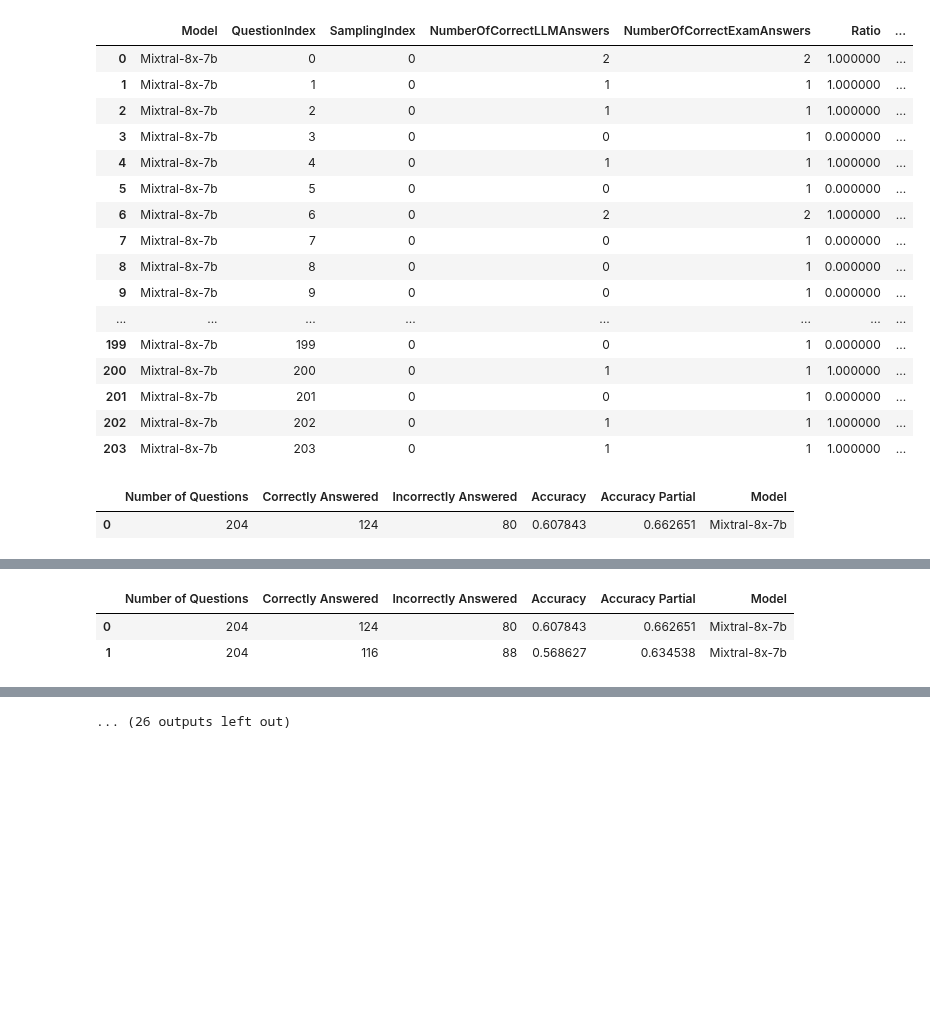
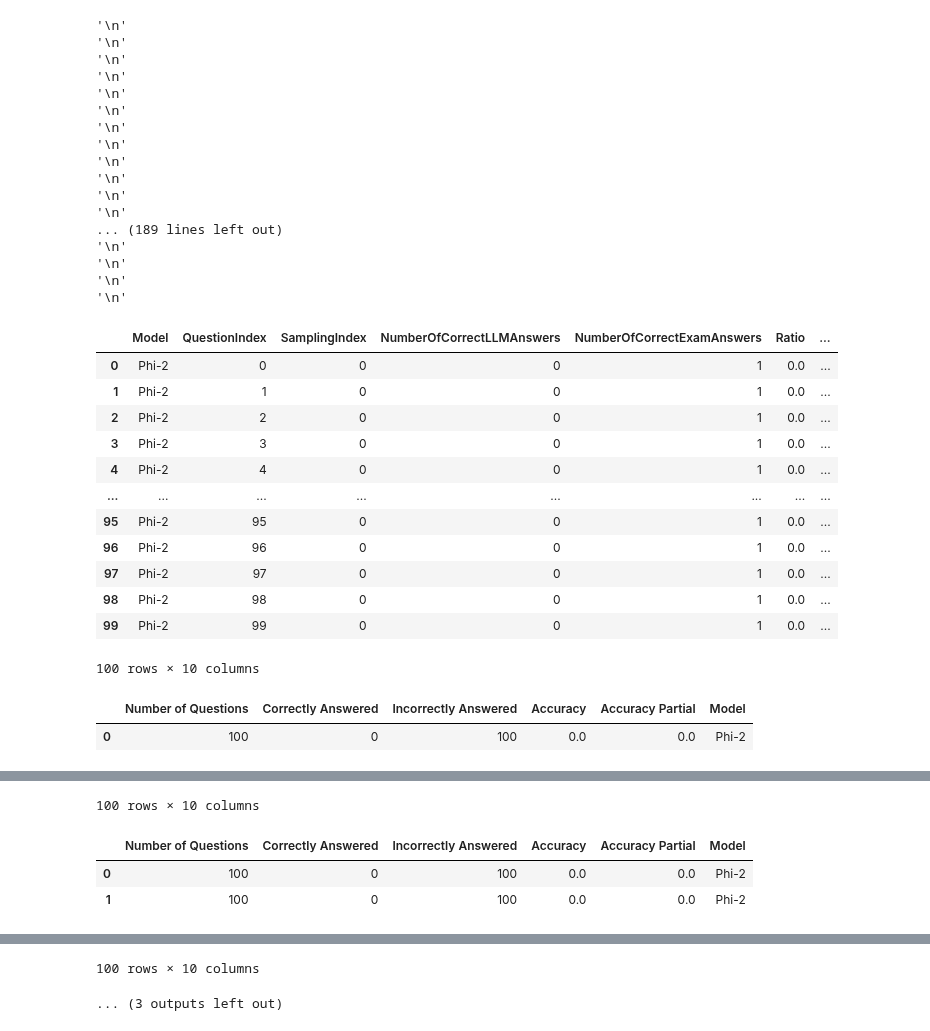
Before and after one commit to cybercampus-se/GenAICyberSecMCQA, a Jupyter notebook: src/mcqa_LLM mmlu_add.ipynb, the cells around one changed output, grey strips where cells are left out. Drawn from its saved outputs; the diff is of its cells as text; code cells hidden in the pictures; blank space fills up the shorter version.

```diff
--- a/src/mcqa_LLM mmlu_add.ipynb
+++ b/src/mcqa_LLM mmlu_add.ipynb
@@ -31,24 +45,24 @@ import numpy as np
 import json
 warnings.filterwarnings('ignore')
 #Set the output limit to inf
-pd.set_option('display.max_columns', None)
-pd.set_option('display.max_rows', None)
+#pd.set_option('display.max_columns', None)
+#pd.set_option('display.max_rows', None)
 # %%
-MODEL_PATH = { "Mixtral-8x-7b": "../models/mixtral-8x7b-instruct-v0.1.Q4_K_M.gguf",
+MODEL_PATH = { #"Mixtral-8x-7b": "../models/mixtral-8x7b-instruct-v0.1.Q4_K_M.gguf",
                "Phi-2": "../models/phi-2.Q5_K_M.gguf",
-               "Llama2-70b": "../models/llama2_70b_chat_uncensored.Q5_K_M.gguf",
-               "Yi-34b": "../models/yi-34b-200k.Q5_K_M.gguf",
-               "Dolphin-2.5": "../models/dolphin-2.5-mixtral-8x7b.Q5_K_M.gguf",
+               #"Llama2-70b": "../models/llama2_70b_chat_uncensored.Q5_K_M.gguf",
+               #"Yi-34b": "../models/yi-34b-200k.Q5_K_M.gguf",
+               #"Dolphin-2.5": "../models/dolphin-2.5-mixtral-8x7b.Q5_K_M.gguf",
               }
 
 ########### Set the model parameters here ############
 
 #Parameter for changing the temperature of the model
-TEMPERATURE = 0
+TEMPERATURE = 1
 
 #Parameter for max output tokens (for MMLU choose 1, since only Single choice)
 
-MAX_OUTPUT_TOKENS = 2
+MAX_OUTPUT_TOKENS = 1
 
 ########### Set the model parameters here ############
 
@@ -79,11 +93,12 @@ OUTPUT_EVALUATION_JSON = "../results/5_Shot_201_301_CCNA/llm_prob_result_201_301
 
 ########### Set the questionsbank here ############
 #Set the questionsbank
-QUESTIONS_BANK = "../data/201-301-CCNA.parquet"
+#QUESTIONS_BANK = "../data/201-301-CCNA.parquet" ##CCNA
+QUESTIONS_BANK = "../data/mmlu_Computer_Security.parquet" ##CCNA
 ########### Set the questionsbank here ############
 
 ########### Set the prompt template here ############
-PROMPT_TEMPLATE = CCNA_5_SHOT_TEMPLATE
+PROMPT_TEMPLATE = FEW_SHOT_TEMPLATE_MMLU
 ########### Set the prompt template here ############
 # %%
 #Save the parameters as a JSON file
@@ -375,7 +391,7 @@ for model, model_path in MODEL_PATH.items():
         answered_correctly = False
         #Concat the the dataframe returned by evaulation to one dataframe
         display(llm_exam_result)
-        llm_exam_result.to_pickle(f"../data/{model}_shuffled_{shuffled_iteration}_mmlu.pkl")
+        #llm_exam_result.to_pickle(f"../data/{model}_shuffled_{shuffled_iteration}_mmlu.pkl")
         evaluation_df = evaluation(llm_exam_result)
         #Concat the evaluation dataframe to the complete dataframe
         shuffled_evalutation_df = pd.concat([shuffled_evalutation_df, evaluation_df], ignore_index=True)
@@ -385,6 +401,6 @@ for model, model_path in MODEL_PATH.items():
 model_statistics = calculate_model_statistics(shuffled_evalutation_df)
 display(model_statistics)
 plot_evaluation(model_statistics)
-shuffled_evalutation_df.to_pickle(OUTPUT_EVALUATION_DETAILED)
-model_statistics.to_pickle(OUTPUT_EVALUATION)
+#shuffled_evalutation_df.to_pickle(OUTPUT_EVALUATION_DETAILED)
+#model_statistics.to_pickle(OUTPUT_EVALUATION)
 # %% [output]
@@ -407,20 +423,33 @@ llama_new_context_with_model:  CUDA_Host compute buffer size =    17.60 MiB
 llama_new_context_with_model: graph splits (measure): 5
+'\n'
+'\n'
+'\n'
+'\n'
+'\n'
+'\n'
+'\n'
+'\n'
+'\n'
+'\n'
+'\n'
+'\n'
+... (189 lines left out)
+'\n'
+'\n'
+'\n'
+'\n'
 |  | Model | QuestionIndex | SamplingIndex | NumberOfCorrectLLMAnswers | NumberOfCorrectExamAnswers | Ratio | ... |
-| 0 | Mixtral-8x-7b | 0 | 0 | 2 | 2 | 1.000000 | ... |
-| 1 | Mixtral-8x-7b | 1 | 0 | 1 | 1 | 1.000000 | ... |
-| 2 | Mixtral-8x-7b | 2 | 0 | 1 | 1 | 1.000000 | ... |
-| 3 | Mixtral-8x-7b | 3 | 0 | 0 | 1 | 0.000000 | ... |
-| 4 | Mixtral-8x-7b | 4 | 0 | 1 | 1 | 1.000000 | ... |
-| 5 | Mixtral-8x-7b | 5 | 0 | 0 | 1 | 0.000000 | ... |
-| 6 | Mixtral-8x-7b | 6 | 0 | 2 | 2 | 1.000000 | ... |
-| 7 | Mixtral-8x-7b | 7 | 0 | 0 | 1 | 0.000000 | ... |
-| 8 | Mixtral-8x-7b | 8 | 0 | 0 | 1 | 0.000000 | ... |
-| 9 | Mixtral-8x-7b | 9 | 0 | 0 | 1 | 0.000000 | ... |
+| 0 | Phi-2 | 0 | 0 | 0 | 1 | 0.0 | ... |
+| 1 | Phi-2 | 1 | 0 | 0 | 1 | 0.0 | ... |
+| 2 | Phi-2 | 2 | 0 | 0 | 1 | 0.0 | ... |
+| 3 | Phi-2 | 3 | 0 | 0 | 1 | 0.0 | ... |
+| 4 | Phi-2 | 4 | 0 | 0 | 1 | 0.0 | ... |
 | ... | ... | ... | ... | ... | ... | ... | ... |
-| 199 | Mixtral-8x-7b | 199 | 0 | 0 | 1 | 0.000000 | ... |
-| 200 | Mixtral-8x-7b | 200 | 0 | 1 | 1 | 1.000000 | ... |
-| 201 | Mixtral-8x-7b | 201 | 0 | 0 | 1 | 0.000000 | ... |
-| 202 | Mixtral-8x-7b | 202 | 0 | 1 | 1 | 1.000000 | ... |
-| 203 | Mixtral-8x-7b | 203 | 0 | 1 | 1 | 1.000000 | ... |
+| 95 | Phi-2 | 95 | 0 | 0 | 1 | 0.0 | ... |
+| 96 | Phi-2 | 96 | 0 | 0 | 1 | 0.0 | ... |
+| 97 | Phi-2 | 97 | 0 | 0 | 1 | 0.0 | ... |
+| 98 | Phi-2 | 98 | 0 | 0 | 1 | 0.0 | ... |
+| 99 | Phi-2 | 99 | 0 | 0 | 1 | 0.0 | ... |
+100 rows × 10 columns
 |  | Number of Questions | Correctly Answered | Incorrectly Answered | Accuracy | Accuracy Partial | Model |
-| 0 | 204 | 124 | 80 | 0.607843 | 0.662651 | Mixtral-8x-7b |
+| 0 | 100 | 0 | 100 | 0.0 | 0.0 | Phi-2 |
@@ -444,3 +485,4 @@ llama_new_context_with_model: graph splits (measure): 5
+100 rows × 10 columns
 |  | Number of Questions | Correctly Answered | Incorrectly Answered | Accuracy | Accuracy Partial | Model |
-| 0 | 204 | 124 | 80 | 0.607843 | 0.662651 | Mixtral-8x-7b |
-| 1 | 204 | 116 | 88 | 0.568627 | 0.634538 | Mixtral-8x-7b |
+| 0 | 100 | 0 | 100 | 0.0 | 0.0 | Phi-2 |
+| 1 | 100 | 0 | 100 | 0.0 | 0.0 | Phi-2 |
@@ -530,4 +518,5 @@ llama_new_context_with_model: graph splits (measure): 5
-... (26 outputs left out)
+100 rows × 10 columns
+... (3 outputs left out)
 # %%
 for model, model_path in MODEL_PATH.items():
     print(f"Model: {model}")
```
Also changed, not shown: parts of 3 cells of this notebook, 27 other files.
